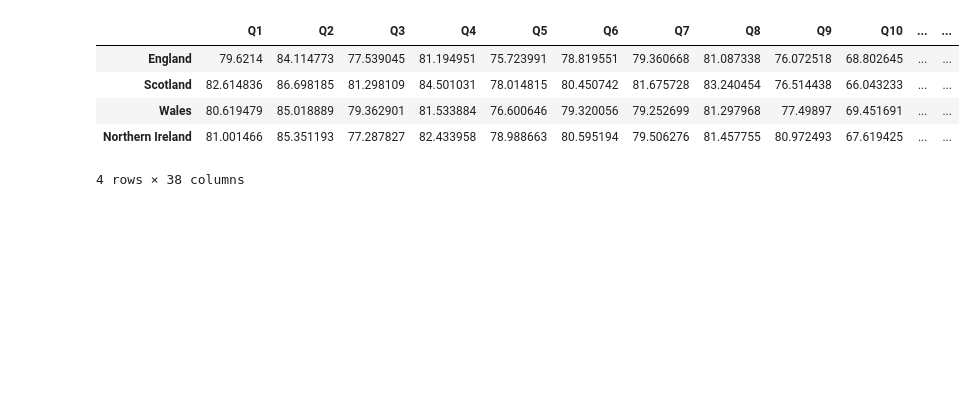
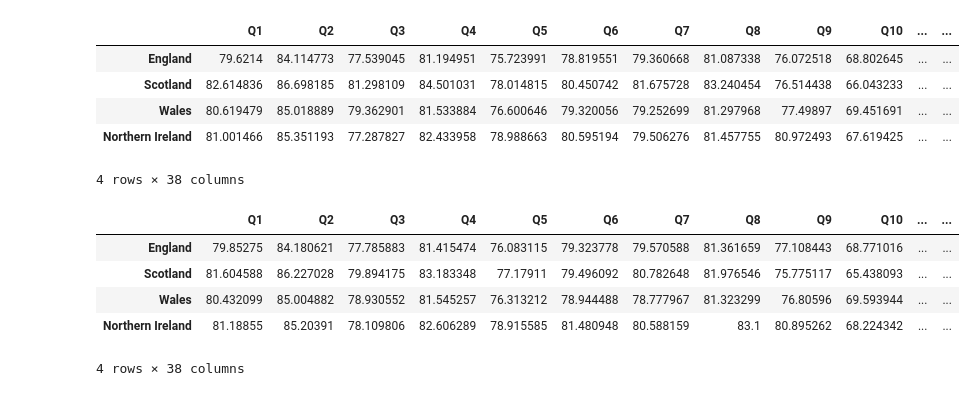
Before and after one commit to szelesaron/dissertation-code, a Jupyter notebook: cleaning-preprocess-EDA.ipynb, the cells around one changed output. Drawn from its saved outputs; the diff is of its cells as text; code cells hidden in the pictures; blank space fills up the shorter version.

```diff
--- a/cleaning-preprocess-EDA.ipynb
+++ b/cleaning-preprocess-EDA.ipynb
@@ -109,3 +132,12 @@ df_21
 | Wales | 80.619479 | 85.018889 | 79.362901 | 81.533884 | 76.600646 | 79.320056 | 79.252699 | 81.297968 | 77.49897 | 69.451691 | ... | ... |
 | Northern Ireland | 81.001466 | 85.351193 | 77.287827 | 82.433958 | 78.988663 | 80.595194 | 79.506276 | 81.457755 | 80.972493 | 67.619425 | ... | ... |
 4 rows × 38 columns
+# %%
+df_22
+# %% [output]
+|  | Q1 | Q2 | Q3 | Q4 | Q5 | Q6 | Q7 | Q8 | Q9 | Q10 | ... | ... |
+| England | 79.85275 | 84.180621 | 77.785883 | 81.415474 | 76.083115 | 79.323778 | 79.570588 | 81.361659 | 77.108443 | 68.771016 | ... | ... |
+| Scotland | 81.604588 | 86.227028 | 79.894175 | 83.183348 | 77.17911 | 79.496092 | 80.782648 | 81.976546 | 75.775117 | 65.438093 | ... | ... |
+| Wales | 80.432099 | 85.004882 | 78.930552 | 81.545257 | 76.313212 | 78.944488 | 78.777967 | 81.323299 | 76.80596 | 69.593944 | ... | ... |
+| Northern Ireland | 81.18855 | 85.20391 | 78.109806 | 82.606289 | 78.915585 | 81.480948 | 80.588159 | 83.1 | 80.895262 | 68.224342 | ... | ... |
+4 rows × 38 columns
```
Also changed, not shown: parts of 3 cells of this notebook.
